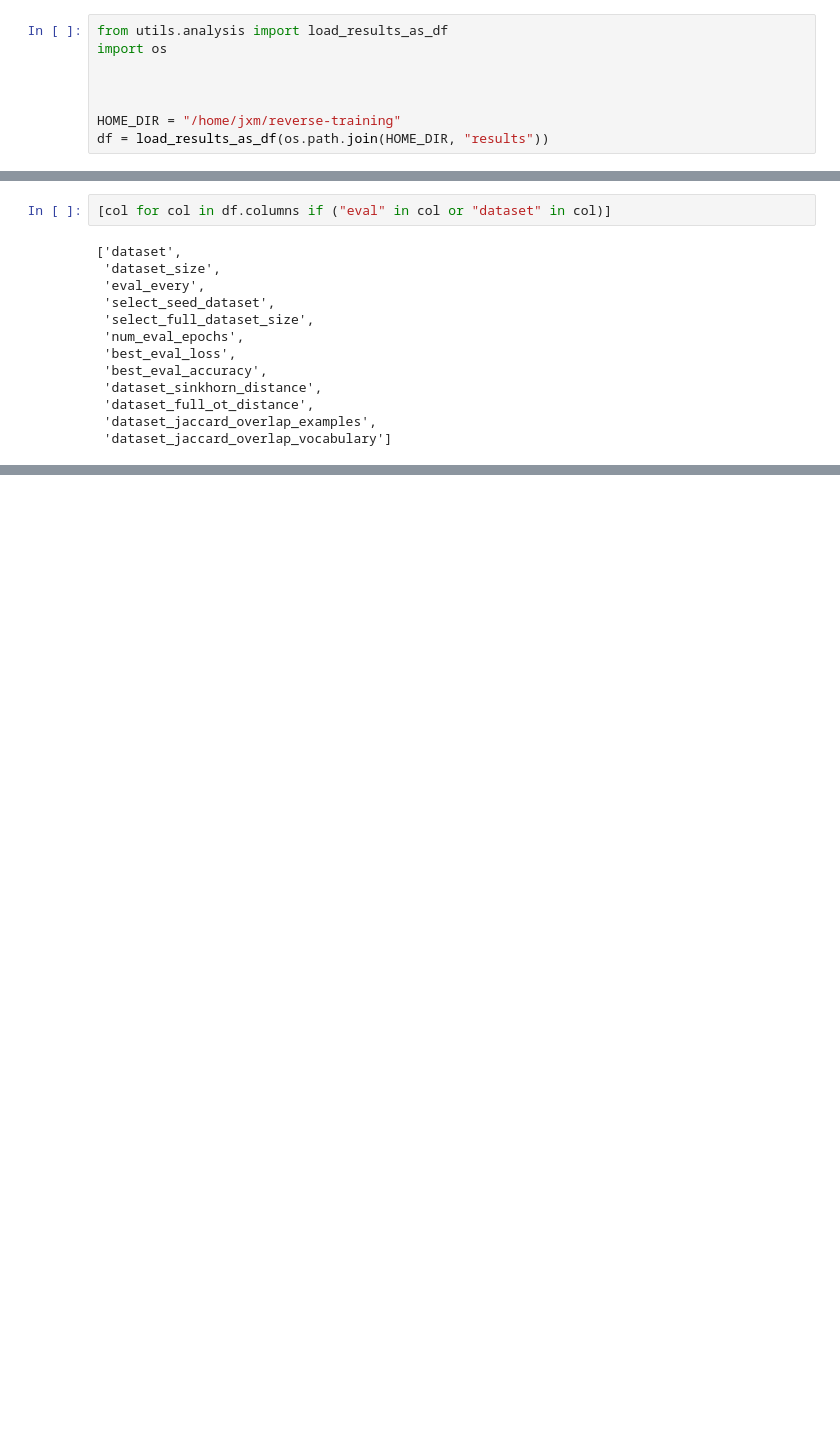
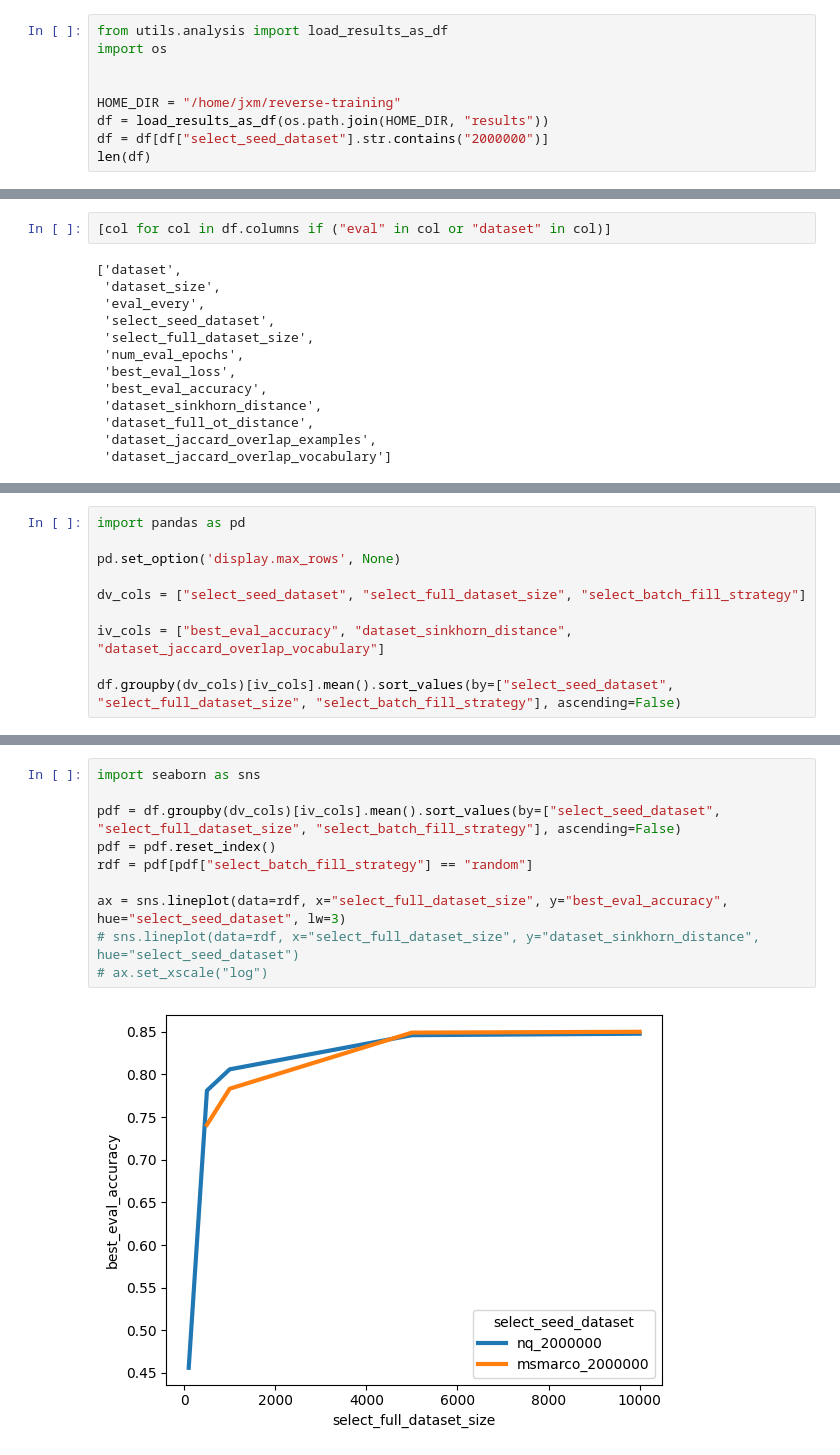
Before and after one commit to jxmorris12/reverse-training, a Jupyter notebook: nbs/2025_03_23_Experiments_first_try.ipynb, the cells around one changed output, grey strips where cells are left out. Saved outputs shown, nothing was run; the diff lists cells and outputs as text; blank space fills up the shorter version.

```diff
--- a/nbs/2025_03_23_Experiments_first_try.ipynb
+++ b/nbs/2025_03_23_Experiments_first_try.ipynb
@@ -14,7 +14,8 @@ from utils.analysis import load_results_as_df
 import os
 
 
-
 HOME_DIR = "/home/jxm/reverse-training"
 df = load_results_as_df(os.path.join(HOME_DIR, "results"))
+df = df[df["select_seed_dataset"].str.contains("2000000")]
+len(df)
 # %% [output]
@@ -82,0 +60,10 @@ df.groupby(["dataset", "select_full_dataset_size", "select_batch_fill_strategy"]
+# %%
+import pandas as pd
+
+pd.set_option('display.max_rows', None)
+
+dv_cols = ["select_seed_dataset", "select_full_dataset_size", "select_batch_fill_strategy"]
+
+iv_cols = ["best_eval_accuracy", "dataset_sinkhorn_distance", "dataset_jaccard_overlap_vocabulary"]
+
+df.groupby(dv_cols)[iv_cols].mean().sort_values(by=["select_seed_dataset", "select_full_dataset_size", "select_batch_fill_strategy"], ascending=False)
@@ -82,0 +82,12 @@ df.groupby(["dataset", "select_full_dataset_size", "select_batch_fill_strategy"]
+# %%
+import seaborn as sns
+
+pdf = df.groupby(dv_cols)[iv_cols].mean().sort_values(by=["select_seed_dataset", "select_full_dataset_size", "select_batch_fill_strategy"], ascending=False)
+pdf = pdf.reset_index()
+rdf = pdf[pdf["select_batch_fill_strategy"] == "random"]
+
+ax = sns.lineplot(data=rdf, x="select_full_dataset_size", y="best_eval_accuracy", hue="select_seed_dataset", lw=3)
+# sns.lineplot(data=rdf, x="select_full_dataset_size", y="dataset_sinkhorn_distance", hue="select_seed_dataset")
+# ax.set_xscale("log")
+# %% [output]
+[figure, added]
```
Also changed, not shown: parts of 4 cells of this notebook, 5 other files.
